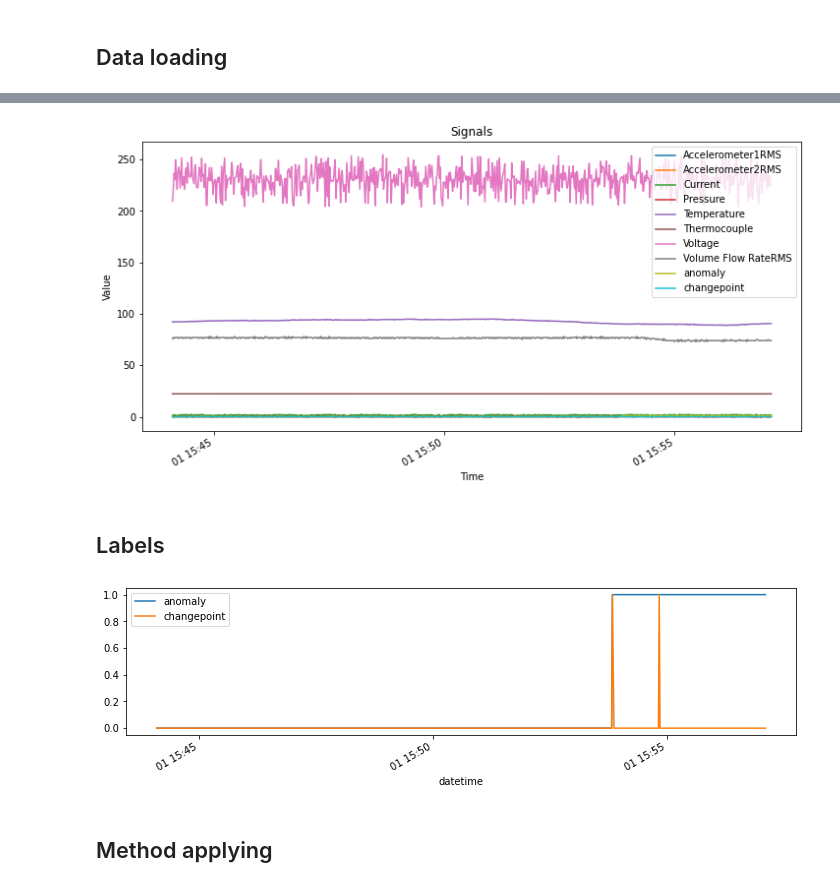
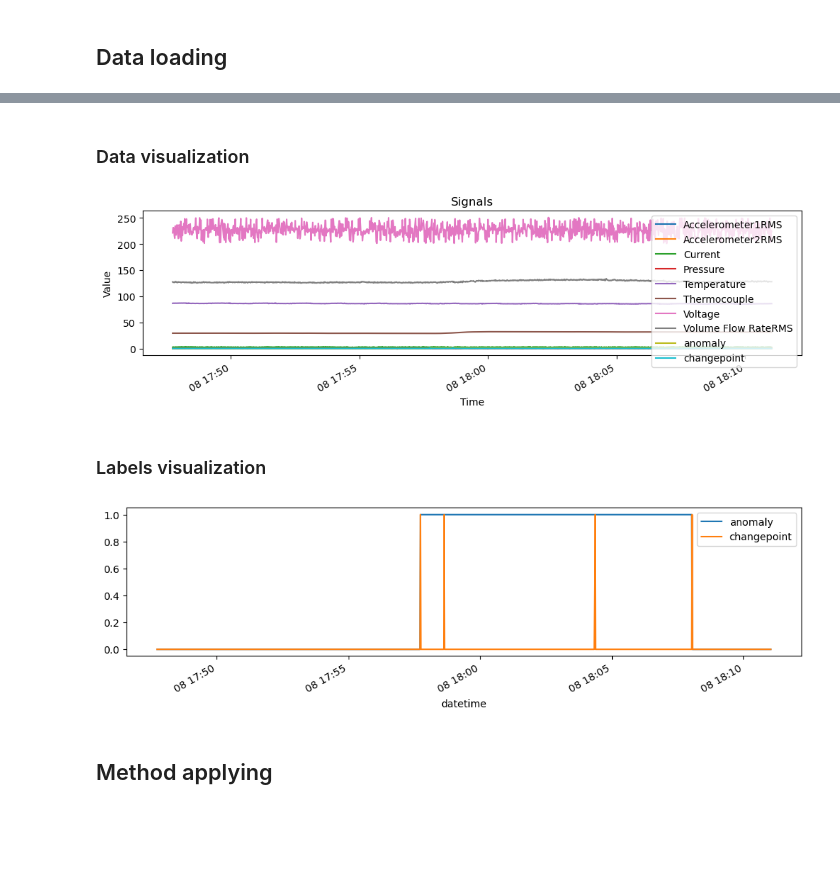
Before and after one commit to waico/SKAB, a Jupyter notebook: notebooks/ArimaFD.ipynb, the cells around one changed output, grey strips where cells are left out. Saved outputs shown, nothing was run; the diff lists cells and outputs as text; code cells hidden in the pictures; blank space fills up the shorter version.

```diff
--- a/notebooks/ArimaFD.ipynb
+++ b/notebooks/ArimaFD.ipynb
@@ -25,10 +31,12 @@ sys.path.append('../utils')
+# %%
+path_to_data = '../data/'
 # %% [markdown]
 ## Data loading
 # %%
 # benchmark files checking
 all_files=[]
 import os
-for root, dirs, files in os.walk("../data/"):
+for root, dirs, files in os.walk(path_to_data):
     for file in files:
         if file.endswith(".csv"):
              all_files.append(os.path.join(root, file))
@@ -76,22 +78,24 @@ Head of the random dataset:
+# %% [markdown]
+### Data visualization
 # %%
 # random dataset visualizing
-list_of_df[0].plot(figsize=(12,6))
+list_of_df[1].plot(figsize=(12, 3))
 plt.xlabel('Time')
 plt.ylabel('Value')
 plt.title('Signals')
 plt.show()
 # %% [output]
-[figure, old version]
+[figure, new version]
 # %% [markdown]
-## Labels
+### Labels visualization
 # %%
 # plotting the labels both for outlier and changepoint detection problems
-list_of_df[0].anomaly.plot(figsize=(12,3))
-list_of_df[0].changepoint.plot()
+list_of_df[1].anomaly.plot(figsize=(12, 3))
+list_of_df[1].changepoint.plot()
 plt.legend()
 plt.show()
 # %% [output]
-[figure, old version]
+[figure, new version]
 # %% [markdown]
 ## Method applying
 # %%
```
Also changed, not shown: parts of 20 cells of this notebook, 24 other files.
